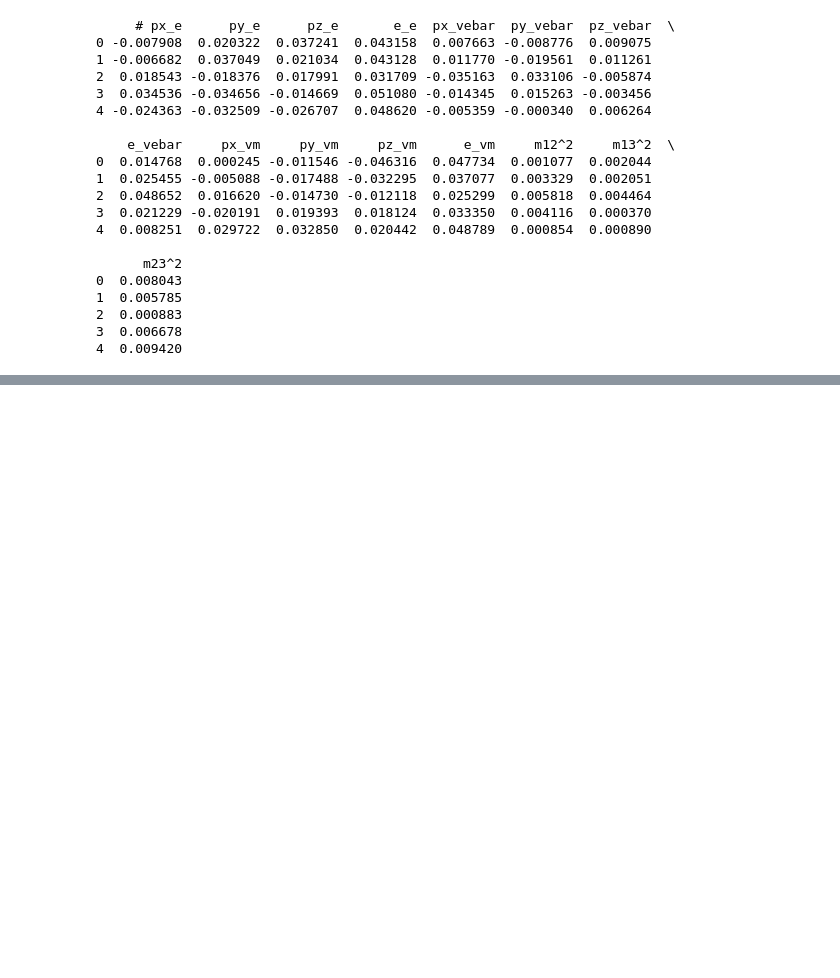
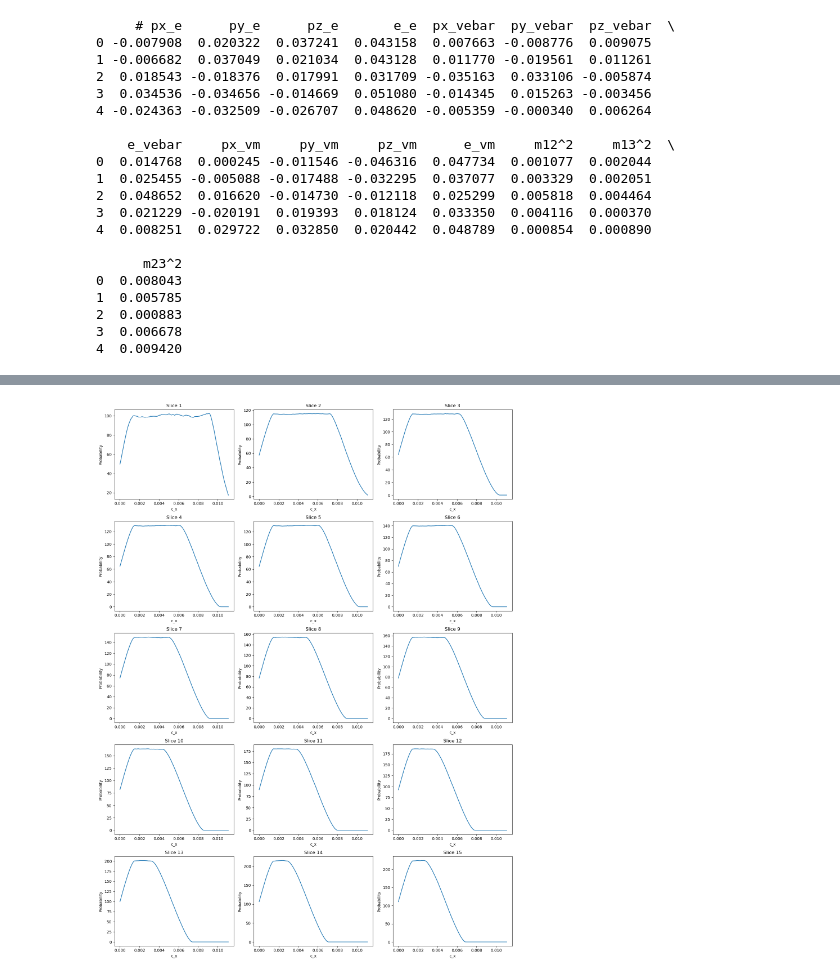
Before and after one commit to CreatixChu/SymbolicRegression.jl, a Jupyter notebook: muon_decay_visualization.ipynb, the cells around one changed output, grey strips where cells are left out. Saved outputs shown, nothing was run; the diff lists cells and outputs as text; code cells hidden in the pictures; blank space fills up the shorter version.

```diff
--- a/muon_decay_visualization.ipynb
+++ b/muon_decay_visualization.ipynb
@@ -109,3 +116,26 @@ fig.update_layout(
 )
 
 fig.show()
+# %%
+# Create 5x3 subplots
+fig, axes = plt.subplots(5, 3, figsize=(15, 20))
+axes = axes.flatten()  # Flatten for easy indexing
+
+for i in range(15):
+    # Load data
+    c_file_path = f'./data/processed_data/muon_decay_conditional_data_0_slice_{i}.csv'
+    c_df = pd.read_csv(c_file_path, header=None)
+    c_samples = c_df.to_numpy()
+
+    # Plot in the i-th subplot
+    ax = axes[i]
+    ax.plot(c_samples[:, 0], c_samples[:, 1], label=f'Conditional Sampled Data Slice {i}')
+    ax.set_title(f"Slice {i+1}")
+    ax.set_xlabel("c_x")
+    ax.set_ylabel("Probability")
+    # ax.legend()
+
+plt.tight_layout()
+plt.show()
+# %% [output]
+[figure, added]
```
Also changed, not shown: parts of 6 cells of this notebook, 36 other files.
